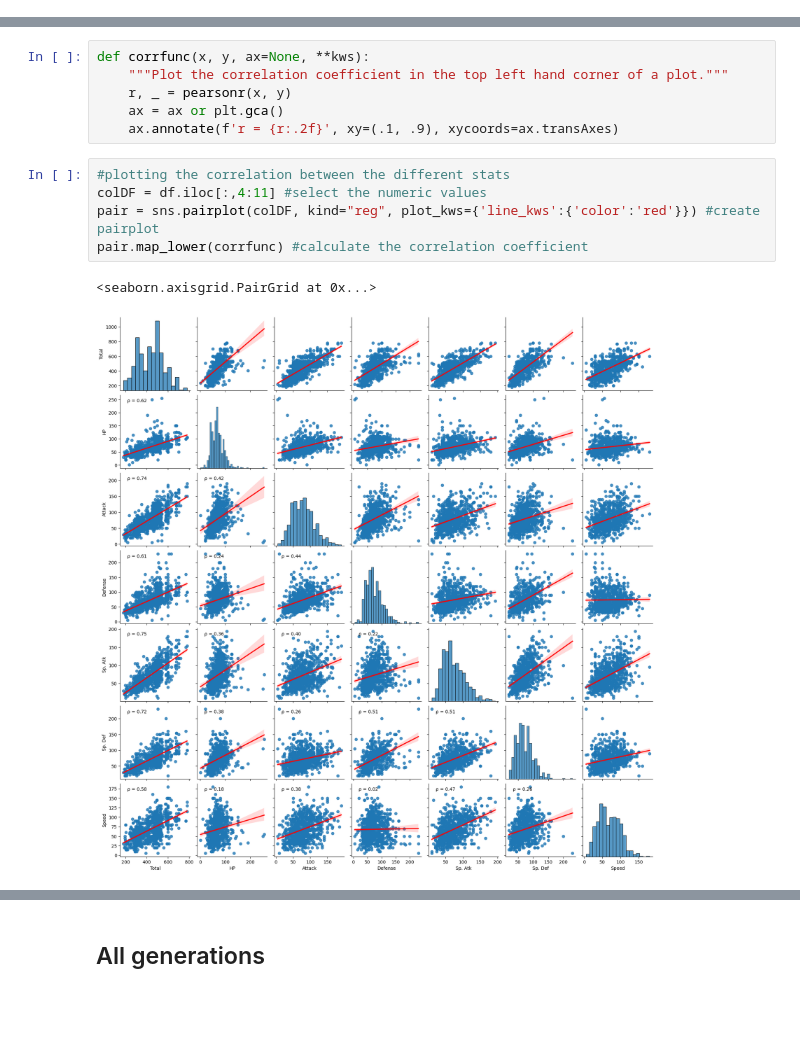
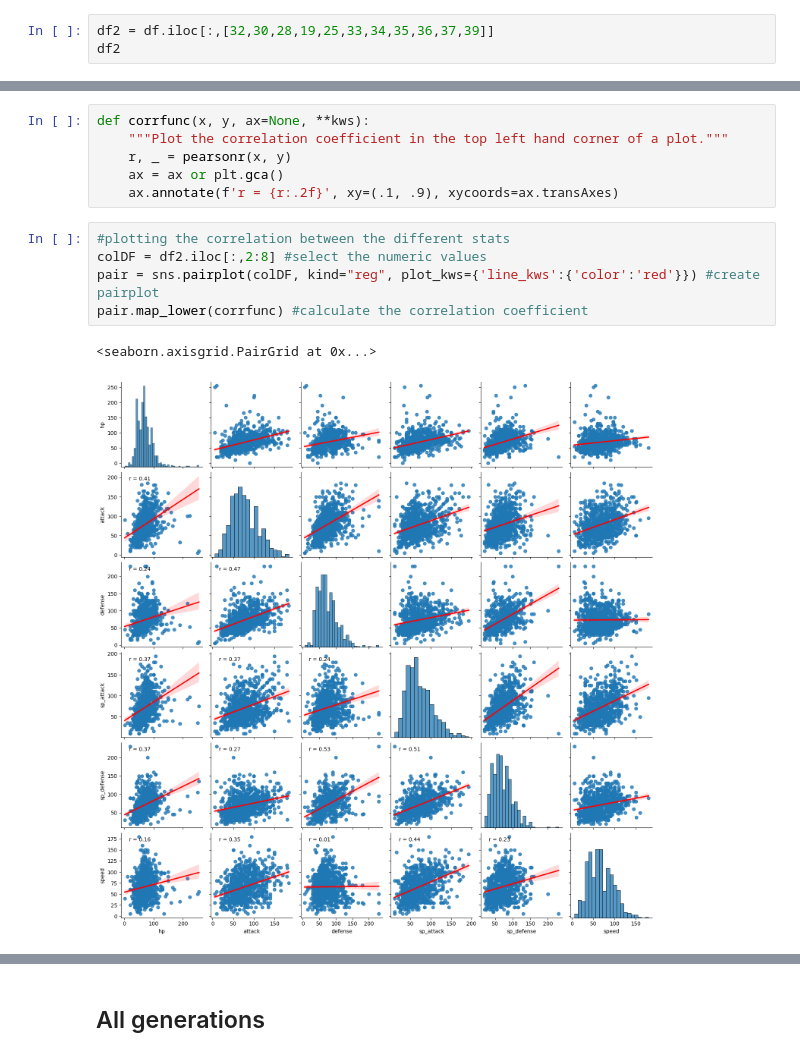
Before and after one commit to willc127/Pokedex_DataScience, a Jupyter notebook: PokeAnalysis.ipynb, the cells around one changed output, grey strips where cells are left out. Saved outputs shown, nothing was run; the diff lists cells and outputs as text; blank space fills up the shorter version.

```diff
--- a/PokeAnalysis.ipynb
+++ b/PokeAnalysis.ipynb
@@ -46,0 +29,3 @@ Index(['Total', 'HP', 'Attack', 'Defense', 'Sp. Atk', 'Sp. Def', 'Speed'], dtype
+# %%
+df2 = df.iloc[:,[32,30,28,19,25,33,34,35,36,37,39]]
+df2
@@ -62,12 +63,12 @@ def corrfunc(x, y, ax=None, **kws):
     ax.annotate(f'r = {r:.2f}', xy=(.1, .9), xycoords=ax.transAxes)
 # %%
 #plotting the correlation between the different stats
-colDF = df.iloc[:,4:11] #select the numeric values
+colDF = df2.iloc[:,2:8] #select the numeric values
 pair = sns.pairplot(colDF, kind="reg", plot_kws={'line_kws':{'color':'red'}}) #create pairplot
 pair.map_lower(corrfunc) #calculate the correlation coefficient
 # %% [output]
 <seaborn.axisgrid.PairGrid at 0x...>
-[figure, old version]
+[figure, new version]
 # %%
 plt.figure(figsize=(20,10))
 sns.heatmap(colDF.corr(), annot=True)
```
Also changed, not shown: parts of 30 cells of this notebook, 11 other files.
